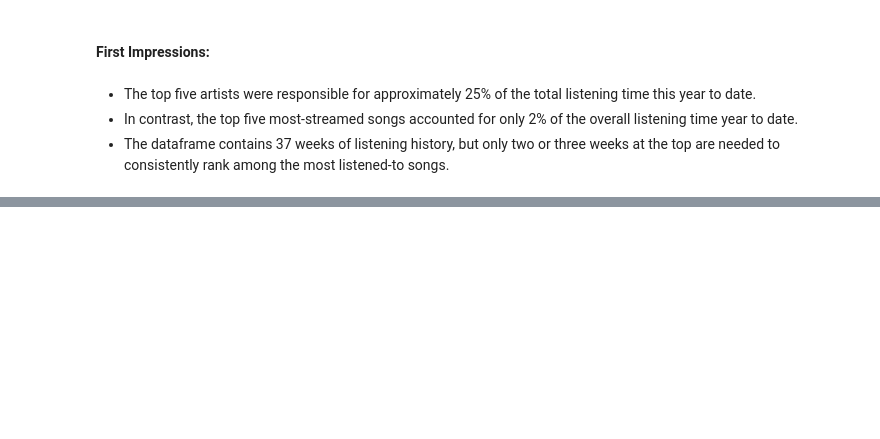
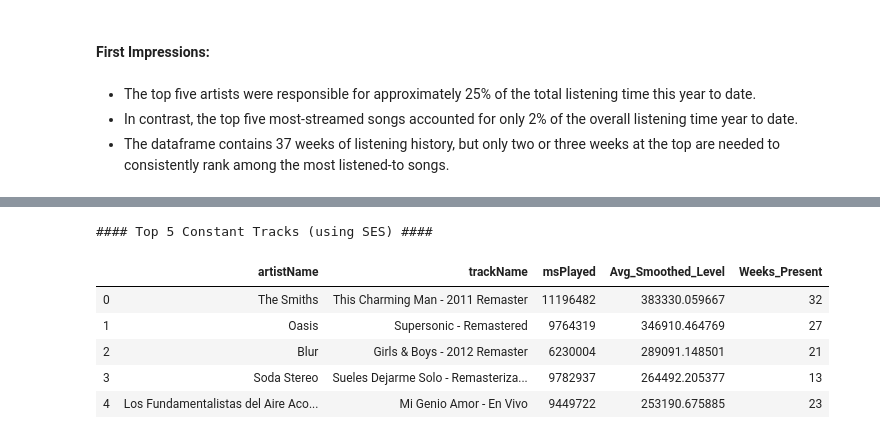
Before and after one commit to Garridot/spotify-wrapped-detailed, a Jupyter notebook: analysis.ipynb, the cells around one changed output, grey strips where cells are left out. Cells and saved outputs as stored; diff of their text form; code cells hidden in the pictures; blank space fills up the shorter version.

```diff
--- a/analysis.ipynb
+++ b/analysis.ipynb
@@ -830,0 +835,78 @@ Tracks that ENTERED (Rewarded for Weekly Consistency): [('The Beatles', 'Come To
+# %%
+agg_track_weekly = df.groupby(['week', 'artistName', 'trackName']).agg(
+    msPlayed=('msPlayed', 'sum')
+).reset_index()
+
+all_weeks = df['week'].astype(str).unique().tolist()
+
+week_numbers_list = []
+
+# Create pairs of (Original Month String, Sequential Number)
+for week, i in zip(all_weeks, range(1, len(all_weeks) + 1)):  week_numbers_list.append([week, i])
+
+week_to_number_map = dict(week_numbers_list)
+
+agg_track_weekly['sequential_week'] = agg_track_weekly['week'].astype(str).map(week_to_number_map)
+
+# 1. Pivotear la data para crear la Serie Temporal Completa
+#   - Índice: Tracks (Canción y Artista)
+#   - Columnas: Semanas (37)
+#   - .fillna(0) es CRUCIAL: Convierte las semanas de AUSENCIA en 0 msPlayed,
+#     penalizando la falta de constancia en el suavizado.
+track_time_series = agg_track_weekly.pivot_table(
+    index=['artistName', 'trackName'],
+    columns='sequential_week',
+    values='msPlayed'
+).fillna(0)
+
+
+# 2. Apply the Exponential Weighted Moving Average (SES) row-wise
+# Assign 30% weight to the current week and 70% weight to history.
+alpha = 0.3
+
+# Transpose the table so that the weeks serve as the index, and calculate the smoothing sequentially over time.
+smoothed_time_series = track_time_series.T.ewm(
+    alpha=alpha,
+    adjust=False
+).mean().T # Transpose back to the original format
+
+# 3. Consolidate the Consistency Ranking
+
+# Calculate the average smoothed level over the weeks.
+final_ranking = smoothed_time_series.mean(axis=1).reset_index(name='Avg_Smoothed_Level')
+
+# 4. Add metrics for comparison (Total msPlayed and Weeks Presented)
+
+# Total msPlayed (for comparison with the global top)
+total_minutes = agg_track_weekly.groupby(['artistName', 'trackName']).agg(
+    msPlayed=('msPlayed', 'sum')
+).reset_index()
+
+final_ranking = pd.merge(
+    final_ranking,
+    total_minutes,
+    on=['artistName', 'trackName']
+)
+
+# Present Weeks (to verify consistency)
+weeks_present = agg_track_weekly.groupby(['artistName', 'trackName'])['week'].count().reset_index(name='Weeks_Present')
+final_ranking = pd.merge(final_ranking, weeks_present, on=['artistName', 'trackName'])
+
+top_constant_tracks = final_ranking.sort_values(
+    by='Avg_Smoothed_Level',
+    ascending=False
+).head(5).reset_index()
+
+
+print("\n#### Top 5 Constant Tracks (using SES) ####")
+display(top_constant_tracks[
+    ['artistName', 'trackName', 'msPlayed', 'Avg_Smoothed_Level', 'Weeks_Present']
+])
+# %% [output]
+#### Top 5 Constant Tracks (using SES) ####
+|  | artistName | trackName | msPlayed | Avg_Smoothed_Level | Weeks_Present |
+| 0 | The Smiths | This Charming Man - 2011 Remaster | 11196482 | 383330.059667 | 32 |
+| 1 | Oasis | Supersonic - Remastered | 9764319 | 346910.464769 | 27 |
+| 2 | Blur | Girls & Boys - 2012 Remaster | 6230004 | 289091.148501 | 21 |
+| 3 | Soda Stereo | Sueles Dejarme Solo - Remasteriza... | 9782937 | 264492.205377 | 13 |
+| 4 | Los Fundamentalistas del Aire Aco... | Mi Genio Amor - En Vivo | 9449722 | 253190.675885 | 23 |
```
Also changed, not shown: parts of 11 cells of this notebook.
